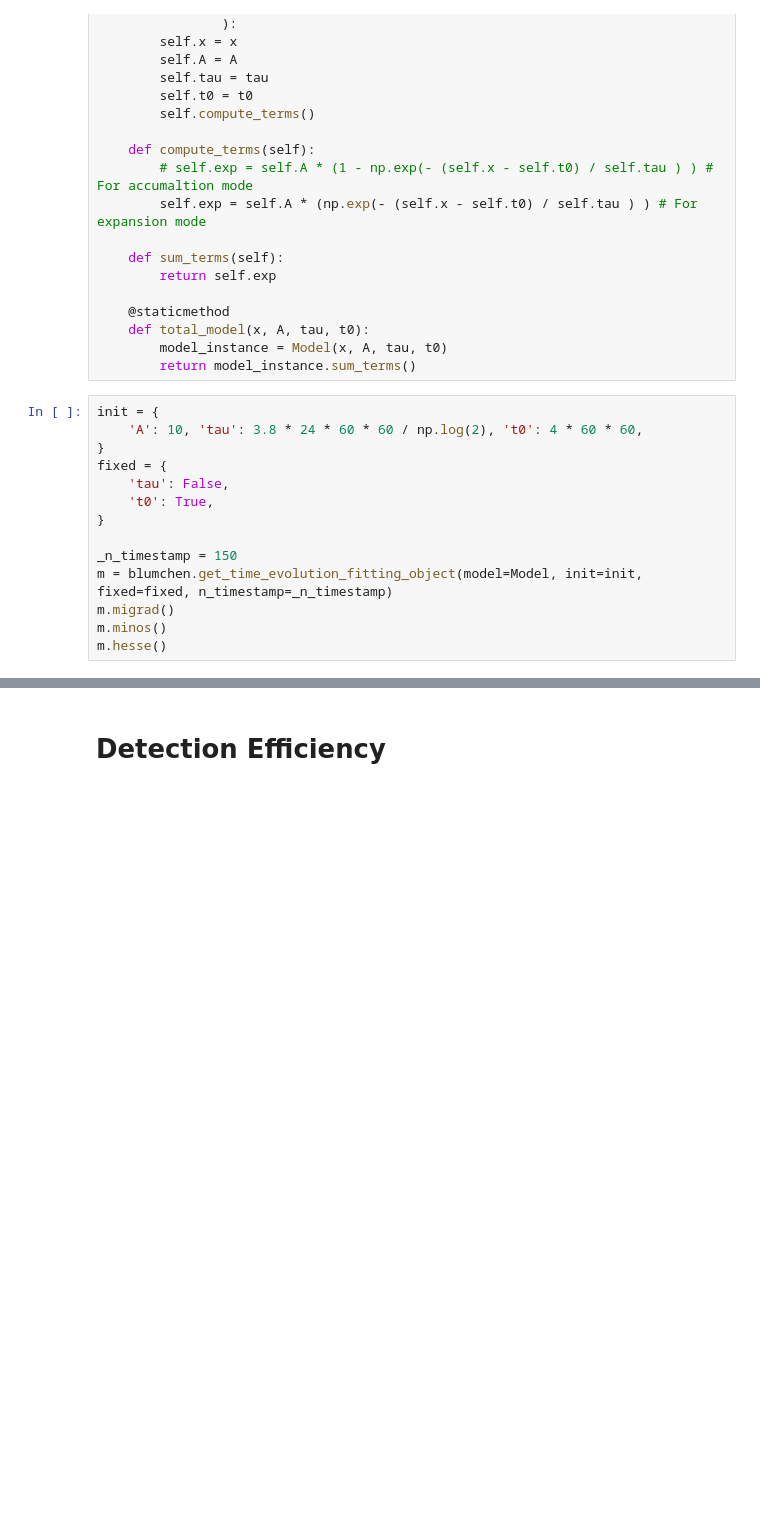
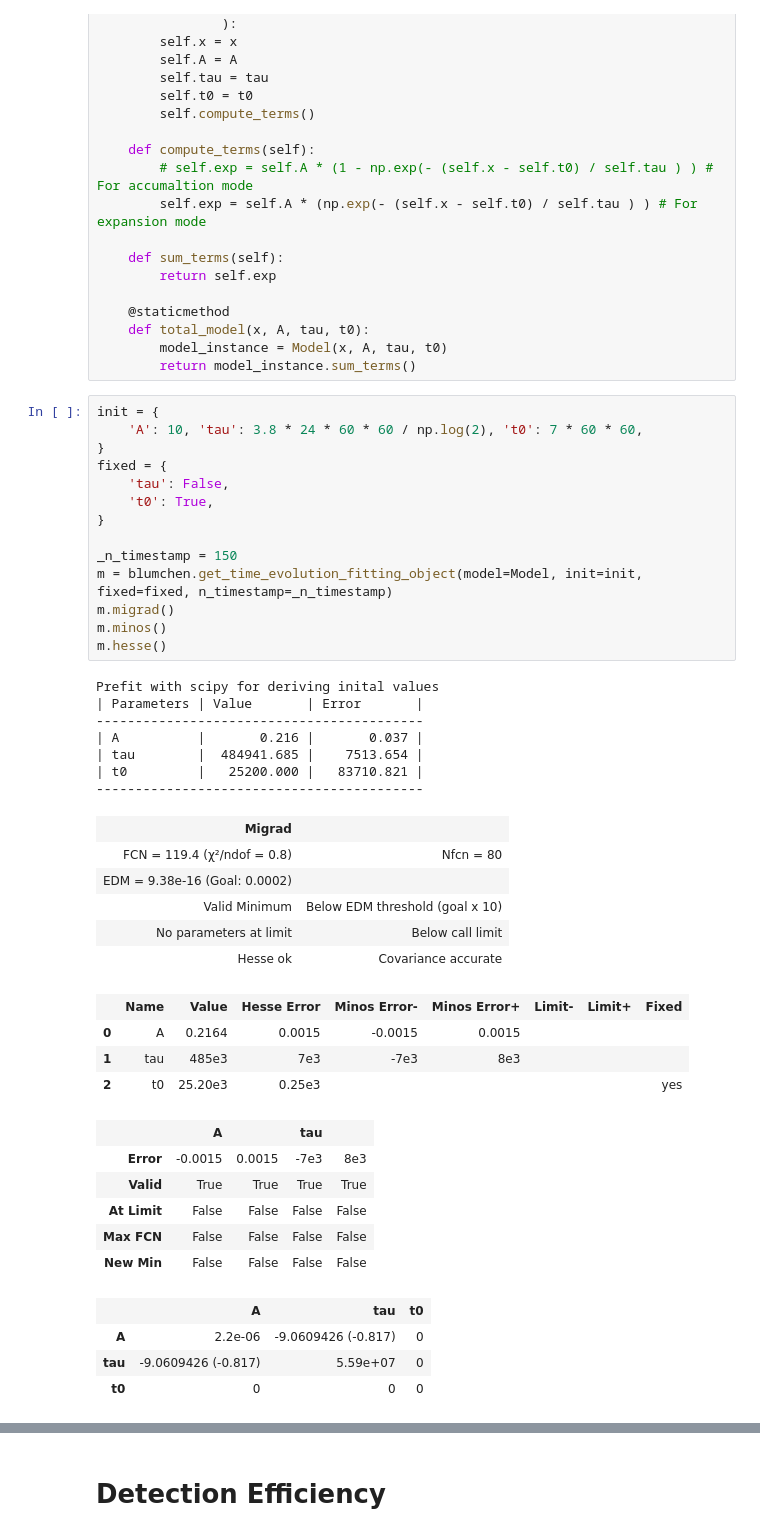
Before and after one commit to GiovanniVolta/RadDetect, a Jupyter notebook: tutorials/blumchen.ipynb, the cells around one changed output, grey strips where cells are left out. Saved outputs shown, nothing was run; the diff lists cells and outputs as text; blank space fills up the shorter version.

```diff
--- a/tutorials/blumchen.ipynb
+++ b/tutorials/blumchen.ipynb
@@ -172,18 +176,46 @@ class Model:
         return model_instance.sum_terms()
 # %%
 init = {
-    'A': 10, 'tau': 3.8 * 24 * 60 * 60 / np.log(2), 't0': 4 * 60 * 60,
+    'A': 10, 'tau': 3.8 * 24 * 60 * 60 / np.log(2), 't0': 7 * 60 * 60,
 }
 fixed = {
     'tau': False,
     't0': True,
 }
 
 _n_timestamp = 150
 m = blumchen.get_time_evolution_fitting_object(model=Model, init=init, fixed=fixed, n_timestamp=_n_timestamp)
 m.migrad()
 m.minos()
 m.hesse()
+# %% [output]
+Prefit with scipy for deriving inital values
+| Parameters | Value       | Error       |
+------------------------------------------
+| A          |       0.216 |       0.037 |
+| tau        |  484941.685 |    7513.654 |
+| t0         |   25200.000 |   83710.821 |
+------------------------------------------
+| Migrad |  |
+| FCN = 119.4 (χ²/ndof = 0.8) | Nfcn = 80 |
+| EDM = 9.38e-16 (Goal: 0.0002) |  |
+| Valid Minimum | Below EDM threshold (goal x 10) |
+| No parameters at limit | Below call limit |
+| Hesse ok | Covariance accurate |
+|  | Name | Value | Hesse Error | Minos Error- | Minos Error+ | Limit- | Limit+ | Fixed |
+| 0 | A | 0.2164 | 0.0015 | -0.0015 | 0.0015 |  |  |  |
+| 1 | tau | 485e3 | 7e3 | -7e3 | 8e3 |  |  |  |
+| 2 | t0 | 25.20e3 | 0.25e3 |  |  |  |  | yes |
+|  | A |  | tau |  |
+| Error | -0.0015 | 0.0015 | -7e3 | 8e3 |
+| Valid | True | True | True | True |
+| At Limit | False | False | False | False |
+| Max FCN | False | False | False | False |
+| New Min | False | False | False | False |
+|  | A | tau | t0 |
+| A | 2.2e-06 | -9.0609426 (-0.817) | 0 |
+| tau | -9.0609426 (-0.817) | 5.59e+07 | 0 |
+| t0 | 0 | 0 | 0 |
 # %%
 from_tau_to_halflife = 24 * 60 * 60 / np.log(2)
 label = f'{m.parameters[0]}: {m.values[m.parameters[0]]:.2e} +/- {m.errors[m.parameters[0]]:.2e} Hz\n'
```
Also changed, not shown: parts of 13 cells of this notebook.
